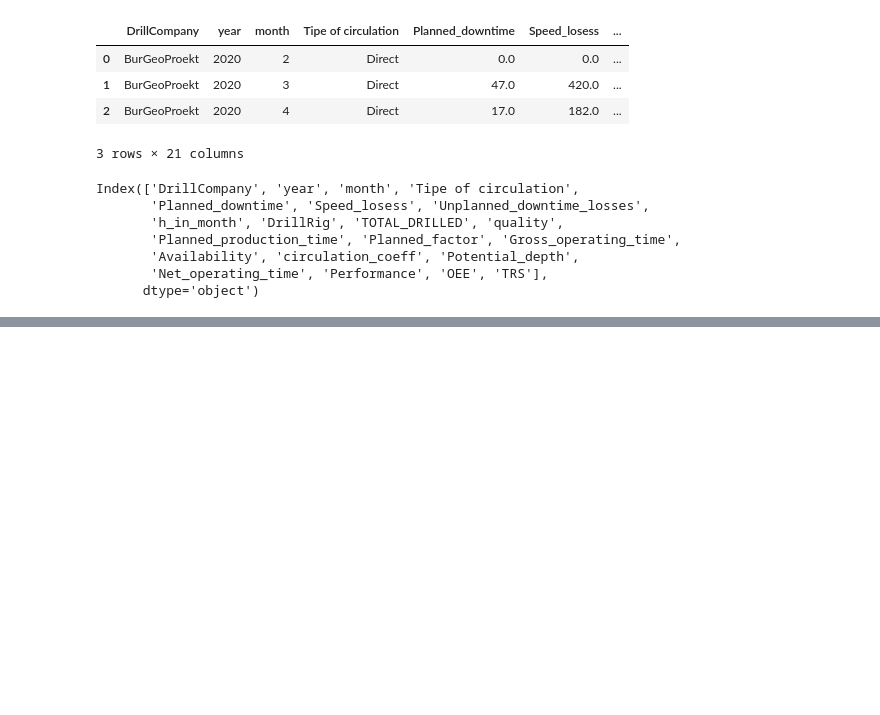
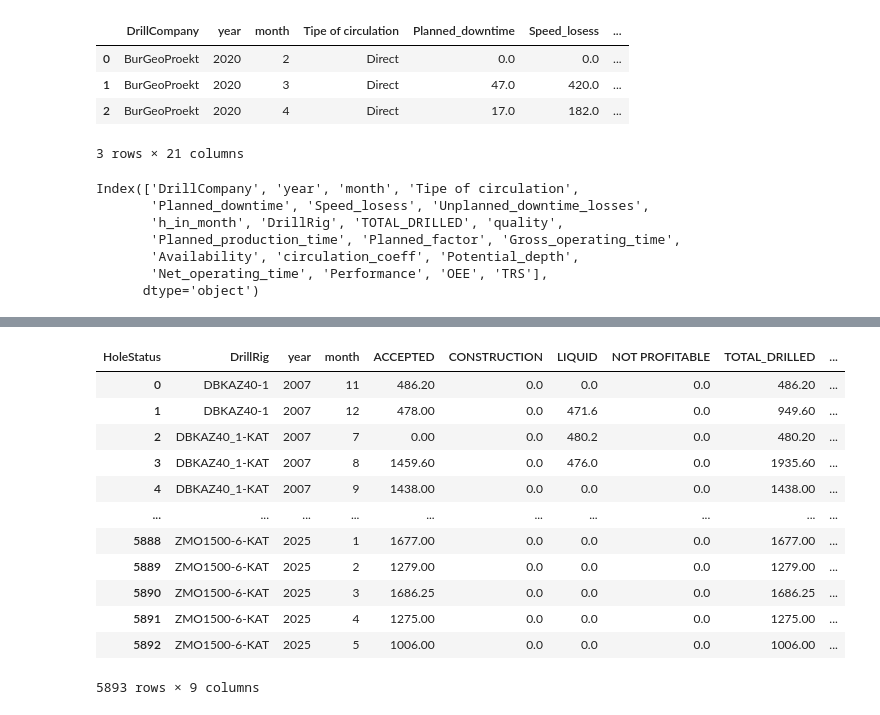
Before and after one commit to yevgeniy2504/Company, a Jupyter notebook: Scripts/OEE rigs.ipynb, the cells around one changed output, grey strips where cells are left out. Drawn from its saved outputs; the diff is of its cells as text; code cells hidden in the pictures; blank space fills up the shorter version.

```diff
--- a/Scripts/OEE rigs.ipynb
+++ b/Scripts/OEE rigs.ipynb
@@ -376,2 +364,10 @@ Data columns (total 9 columns):
 dtypes: float64(3), int16(1), int64(1), int8(1), object(3)
 memory usage: 162.0+ KB
+# %%
+# Преобразование ENDDATE в datetime формат
+df_meters['ENDDATE'] = pd.to_datetime(df_meters['ENDDATE'], errors='coerce')
+
+# Удаление строк с некорректными датами (NaT после преобразования)
+df_meters.dropna(subset=['ENDDATE'], inplace=True)
+
+df_meters.info()
@@ -378,7 +390,7 @@ memory usage: 162.0+ KB
 # %%
-df_meters['year'] = df_meters['ENDDATE'].dt.year.fillna(0).astype('int16')
-df_meters['month'] = df_meters['ENDDATE'].dt.month.fillna(0).astype('int8')
+df_meters['year'] = df_meters['ENDDATE'].dt.year.astype('int16')
+df_meters['month'] = df_meters['ENDDATE'].dt.month.astype('int8')
 
 
-df_meters
+df_meters['HoleStatus'].value_counts()
 # %% [output]
@@ -413,6 +423,7 @@ pivot_meters = pivot_meters.sort_values(
     ascending=[True, True, True]
 ).reset_index(drop=True)
 
+meters = pivot_meters
 
 # 1. Добавляем TOTAL_DRILLED
 pivot_meters['TOTAL_DRILLED'] = (
@@ -775,0 +870,16 @@ df_productivity.describe(include='all')
+# %%
+meters
+# %% [output]
+| HoleStatus | DrillRig | year | month | ACCEPTED | CONSTRUCTION | LIQUID | NOT PROFITABLE | TOTAL_DRILLED | ... |
+| 0 | DBKAZ40-1 | 2007 | 11 | 486.20 | 0.0 | 0.0 | 0.0 | 486.20 | ... |
+| 1 | DBKAZ40-1 | 2007 | 12 | 478.00 | 0.0 | 471.6 | 0.0 | 949.60 | ... |
+| 2 | DBKAZ40_1-KAT | 2007 | 7 | 0.00 | 0.0 | 480.2 | 0.0 | 480.20 | ... |
+| 3 | DBKAZ40_1-KAT | 2007 | 8 | 1459.60 | 0.0 | 476.0 | 0.0 | 1935.60 | ... |
+| 4 | DBKAZ40_1-KAT | 2007 | 9 | 1438.00 | 0.0 | 0.0 | 0.0 | 1438.00 | ... |
+| ... | ... | ... | ... | ... | ... | ... | ... | ... | ... |
+| 5888 | ZMO1500-6-KAT | 2025 | 1 | 1677.00 | 0.0 | 0.0 | 0.0 | 1677.00 | ... |
+| 5889 | ZMO1500-6-KAT | 2025 | 2 | 1279.00 | 0.0 | 0.0 | 0.0 | 1279.00 | ... |
+| 5890 | ZMO1500-6-KAT | 2025 | 3 | 1686.25 | 0.0 | 0.0 | 0.0 | 1686.25 | ... |
+| 5891 | ZMO1500-6-KAT | 2025 | 4 | 1275.00 | 0.0 | 0.0 | 0.0 | 1275.00 | ... |
+| 5892 | ZMO1500-6-KAT | 2025 | 5 | 1006.00 | 0.0 | 0.0 | 0.0 | 1006.00 | ... |
+5893 rows × 9 columns
```
Also changed, not shown: parts of 23 cells of this notebook.
